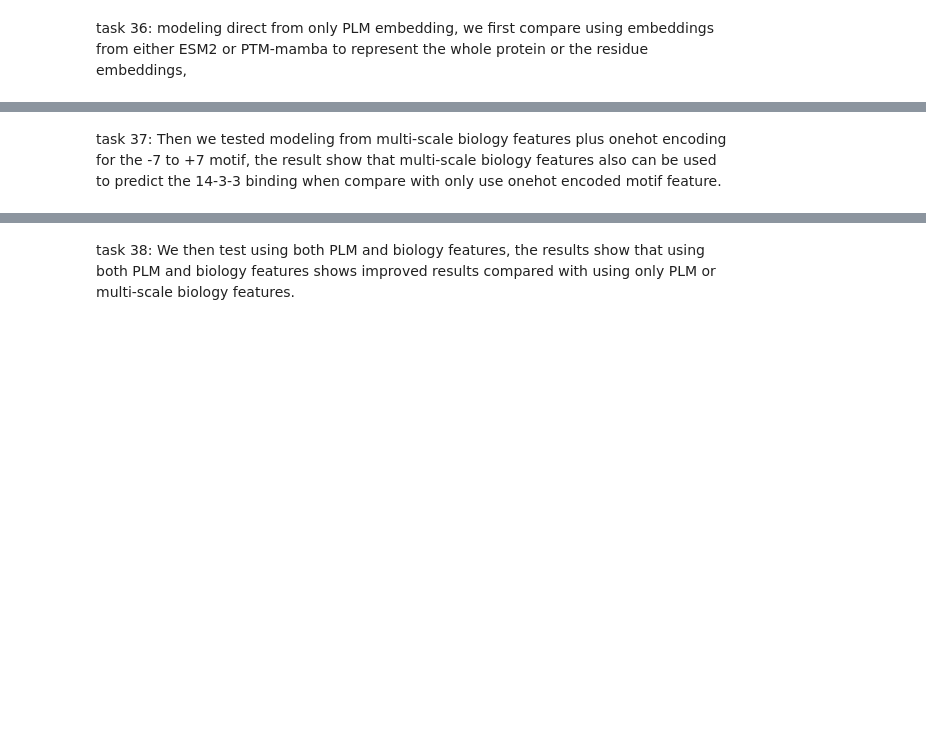
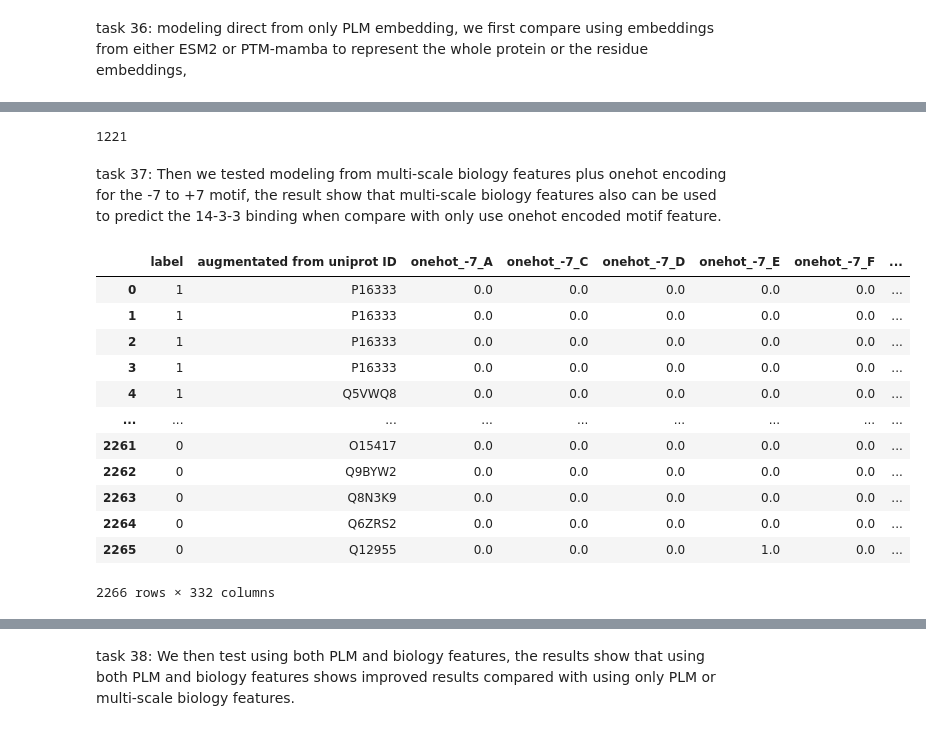
Before and after one commit to liuliu-umich/CAMP-14-3-3, a Jupyter notebook: 4.2 Modeling.ipynb, the cells around one changed output, grey strips where cells are left out. Saved outputs shown, nothing was run; the diff lists cells and outputs as text; code cells hidden in the pictures; blank space fills up the shorter version.

Commit message:
mrmr model training

```diff
--- a/4.2 Modeling.ipynb
+++ b/4.2 Modeling.ipynb
@@ -105,2 +277,7 @@ NameError: name 'plm_name_lst' is not defined
+# %%
+import gc
+gc.collect()
+# %% [output]
+1221
 # %% [markdown]
 task 37: Then we tested modeling from multi-scale biology features plus onehot encoding for the -7 to +7 motif, the result show that multi-scale biology features also can be used to predict the 14-3-3 binding when compare with only use onehot encoded motif feature.
@@ -106,0 +286,17 @@ task 37: Then we tested modeling from multi-scale biology features plus onehot e
+# %%
+onehot_training_dataset_df = training_dataset_df.filter(regex=r'^(onehot_|label|augmentated from uniprot ID)')
+onehot_training_dataset_df
+# %% [output]
+|  | label | augmentated from uniprot ID | onehot_-7_A | onehot_-7_C | onehot_-7_D | onehot_-7_E | onehot_-7_F | ... |
+| 0 | 1 | P16333 | 0.0 | 0.0 | 0.0 | 0.0 | 0.0 | ... |
+| 1 | 1 | P16333 | 0.0 | 0.0 | 0.0 | 0.0 | 0.0 | ... |
+| 2 | 1 | P16333 | 0.0 | 0.0 | 0.0 | 0.0 | 0.0 | ... |
+| 3 | 1 | P16333 | 0.0 | 0.0 | 0.0 | 0.0 | 0.0 | ... |
+| 4 | 1 | Q5VWQ8 | 0.0 | 0.0 | 0.0 | 0.0 | 0.0 | ... |
+| ... | ... | ... | ... | ... | ... | ... | ... | ... |
+| 2261 | 0 | O15417 | 0.0 | 0.0 | 0.0 | 0.0 | 0.0 | ... |
+| 2262 | 0 | Q9BYW2 | 0.0 | 0.0 | 0.0 | 0.0 | 0.0 | ... |
+| 2263 | 0 | Q8N3K9 | 0.0 | 0.0 | 0.0 | 0.0 | 0.0 | ... |
+| 2264 | 0 | Q6ZRS2 | 0.0 | 0.0 | 0.0 | 0.0 | 0.0 | ... |
+| 2265 | 0 | Q12955 | 0.0 | 0.0 | 0.0 | 1.0 | 0.0 | ... |
+2266 rows × 332 columns
```
Also changed, not shown: parts of 29 cells of this notebook, 4 other files.
